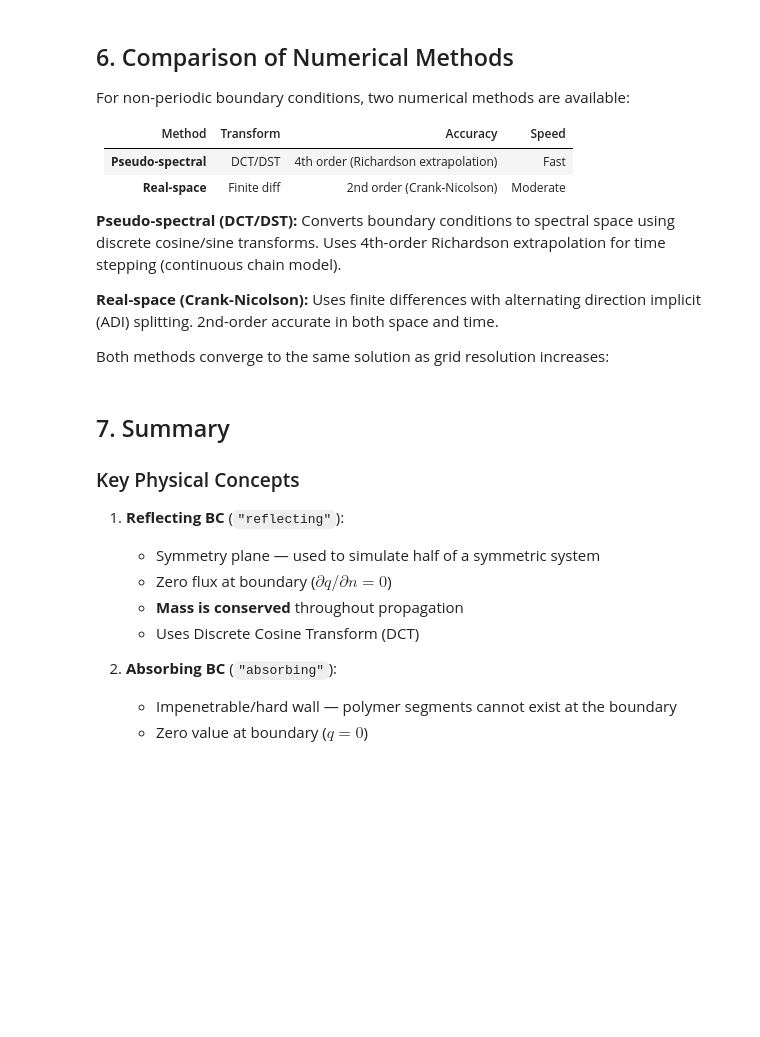
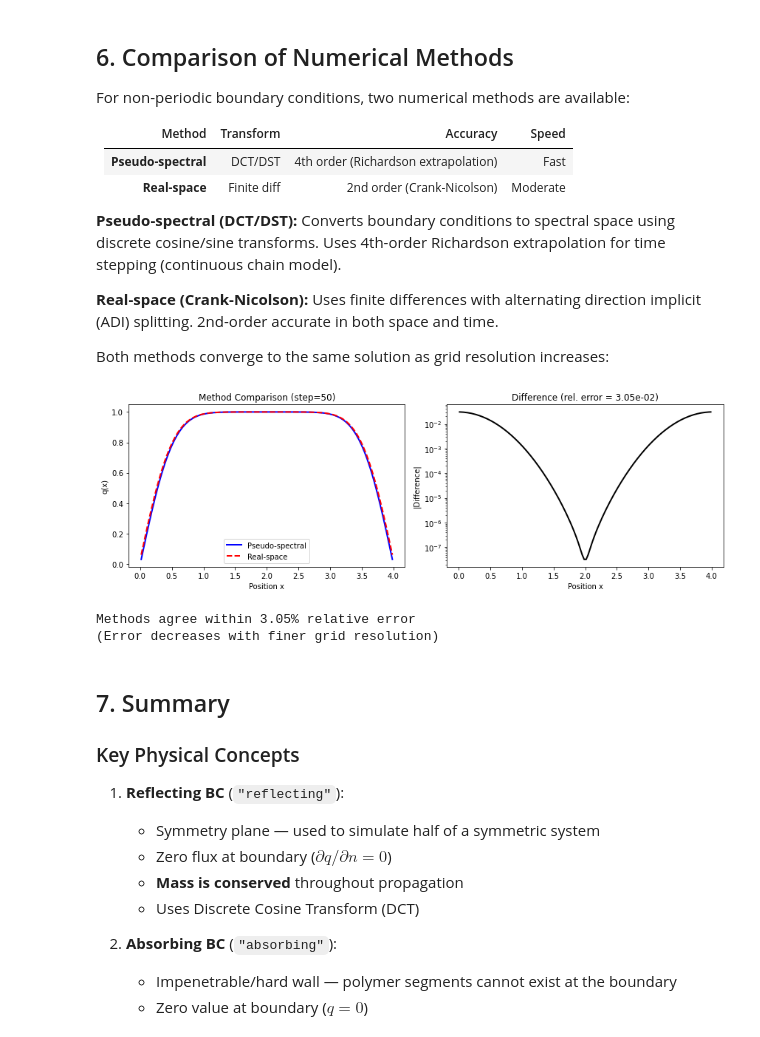
Before and after one commit to yongdd/langevin-fts, a Jupyter notebook: tutorials/NonInteractingChainsInPotentialFields/NonPeriodicBC.ipynb, the cells around one changed output. Cells and saved outputs as stored; diff of their text form; code cells hidden in the pictures; blank space fills up the shorter version.

```diff
--- a/tutorials/NonInteractingChainsInPotentialFields/NonPeriodicBC.ipynb
+++ b/tutorials/NonInteractingChainsInPotentialFields/NonPeriodicBC.ipynb
@@ -316,7 +310,7 @@ Both methods converge to the same solution as grid resolution increases:
 # %%
 # Compare pseudo-spectral and real-space methods
 # Using absorbing BC on both sides for fair comparison
-N_fine = 128  # Finer grid for better accuracy
+N_fine = 64  # Finer grid for better accuracy
 bc_compare = ["absorbing", "absorbing"]
 
 # Pseudo-spectral solver
@@ -345,33 +339,37 @@ solver_rs = PropagatorSolver(
     reduce_memory_usage=False
 )
 solver_rs.add_polymer(1.0, [["A", 1.0, 0, 1]])
 solver_rs.compute_propagators({"A": np.zeros(N_fine)})
 
 # Get propagators at step 50
 x_fine = np.linspace(L/(2*N_fine), L - L/(2*N_fine), N_fine)
 q_ps = solver_ps.get_propagator(polymer=0, v=0, u=1, step=50)
 q_rs = solver_rs.get_propagator(polymer=0, v=0, u=1, step=50)
 
 # Compare
 max_diff = np.max(np.abs(q_ps - q_rs))
 rel_err = max_diff / np.max(np.abs(q_ps))
 
 fig, axes = plt.subplots(1, 2, figsize=(12, 4))
 
 axes[0].plot(x_fine, q_ps, 'b-', linewidth=2, label='Pseudo-spectral')
 axes[0].plot(x_fine, q_rs, 'r--', linewidth=2, label='Real-space')
 axes[0].set(xlabel='Position x', ylabel='q(x)', title='Method Comparison (step=50)')
 axes[0].legend()
 
 axes[1].semilogy(x_fine, np.abs(q_ps - q_rs), 'k-', linewidth=2)
 axes[1].set(xlabel='Position x', ylabel='|Difference|',
             title=f'Difference (rel. error = {rel_err:.2e})')
 
 plt.tight_layout()
 plt.show()
 
 print(f"\nMethods agree within {rel_err*100:.2f}% relative error")
 print("(Error decreases with finer grid resolution)")
+# %% [output]
+[figure, added]
+Methods agree within 3.05% relative error
+(Error decreases with finer grid resolution)
 # %% [markdown]
 ## 7. Summary
 
```
Also changed, not shown: parts of 3 cells of this notebook.
